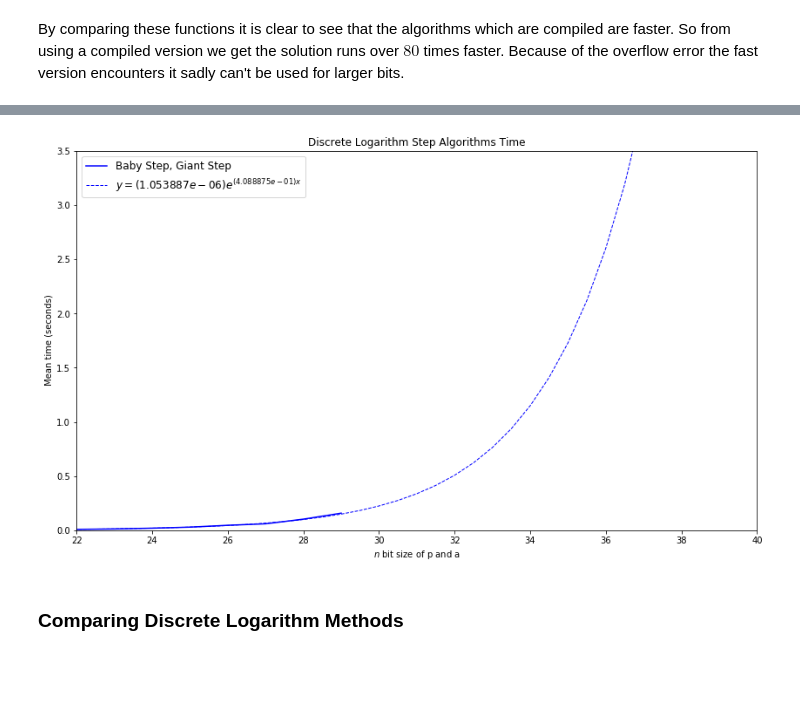
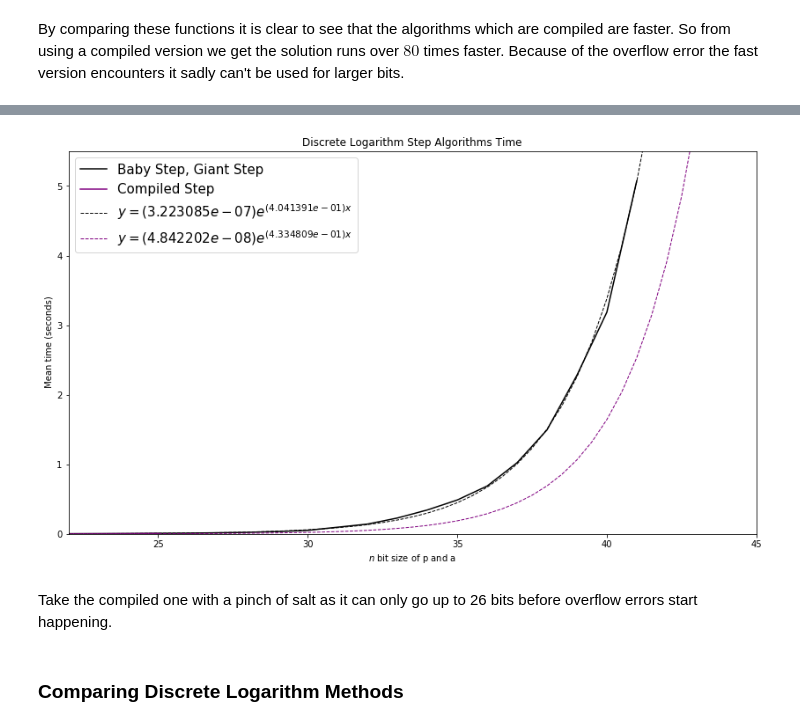
Before and after one commit to UOBMathTeam/CryptographyProject, a Jupyter notebook: Cryptography_Project.ipynb, the cells around one changed output, grey strips where cells are left out. Drawn from its saved outputs; the diff is of its cells as text; code cells hidden in the pictures; blank space fills up the shorter version.

```diff
--- a/Cryptography_Project.ipynb
+++ b/Cryptography_Project.ipynb
@@ -1648,3 +1688,25 @@ dl_step_fast_times = time_discrete_logarithm(
+# %%
+# Step
+if os.path.exists('data/' + dl_step_time_file_name) and read_times:
+    # read
+    dl_step_times = pd.read_csv(
+        'data/' + dl_step_time_file_name, index_col=0)
+else:
+    dl_step_times = time_discrete_logarithm(
+        discrete_logarithm_step, 20, 42, 20)  # 42
+    # Save times
+    dl_step_times.to_csv('data/' + dl_step_time_file_name)
+# %%
+# Compiled Step
+if os.path.exists('data/' + dl_step_fast_time_file_name) and read_times:
+    # read
+    dl_step_fast_times = pd.read_csv(
+        'data/' + dl_step_fast_time_file_name, index_col=0)
+else:
+    dl_step_fast_times = time_discrete_logarithm(
+        discrete_logarithm_step_fast, 10, 26, 20)  # 26
+    # Save times
+    dl_step_fast_times.to_csv('data/' + dl_step_fast_time_file_name)
 # %%
 MT = 'Mean time'
 ST = 'Std time'
@@ -1682,34 +1743,36 @@ df
 # %%
 # Make plot
 plt.figure(figsize=(14, 8))
 # Plot data
 plt.plot(dl_step_times['Mean time'],
-         label='Baby Step, Giant Step', color='Blue')
-# plt.plot(dl_step_fast_times['Mean time'],
-# label='Compiled Step', color='orange')
+         label='Baby Step, Giant Step', color='black')
+plt.plot(dl_step_fast_times['Mean time'],
+         label='Compiled Step', color='purple')
 
 
 # The extrapolated curves
-plt.plot(*get_prediction(dl_step_times[MT], 12, 41), linewidth=1,
-         linestyle="--", color="blue",
+plt.plot(*get_prediction(dl_step_times[MT], 12, 45), linewidth=1,
+         linestyle="--", color="black",
          label=r"$y = (%e) e^{(%e) x}$" % (get_prediction(dl_step_times[MT], ab=True)))
 
-# plt.plot(*get_prediction(dl_step_fast_times[MT], 12, 41), linewidth=1,
-# linestyle="--", color="orange",
-# label=r"$y = (%e) e^{(%e) x}$" % (get_prediction(dl_step_fast_times[MT], ab=True)))
+plt.plot(*get_prediction(dl_step_fast_times[MT], 12, 45), linewidth=1,
+         linestyle="--", color="purple",
+         label=r"$y = (%e) e^{(%e) x}$" % (get_prediction(dl_step_fast_times[MT], ab=True)))
 
 
-plt.ylim(0, 3.5)
-plt.xlim(22, 40)
-plt.legend(loc="upper left", prop={"size": 12})
+plt.ylim(0, 5.5)
+plt.xlim(22, 45)
+plt.legend(loc="upper left", prop={"size": 15})
 plt.xlabel(r"$n$ bit size of p and a")
 plt.ylabel(r" Mean time (seconds)")
 plt.title(r"Discrete Logarithm Step Algorithms Time")
 # plt.yscale('log')
 
 plt.show()
 # %% [output]
-[figure, old version]
+[figure, new version]
+# %% [markdown]
+Take the compiled one with a pinch of salt as it can only go up to 26 bits before overflow errors start happening.
 # %% [markdown]
 ### Comparing Discrete Logarithm Methods
 # %%
```
Also changed, not shown: parts of 44 cells of this notebook, 9 other files.
